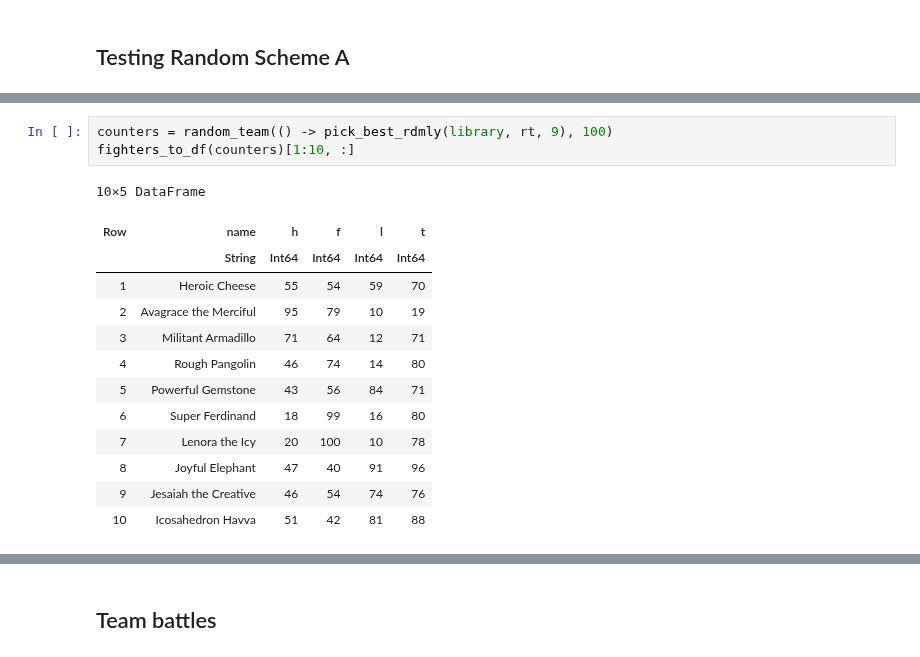
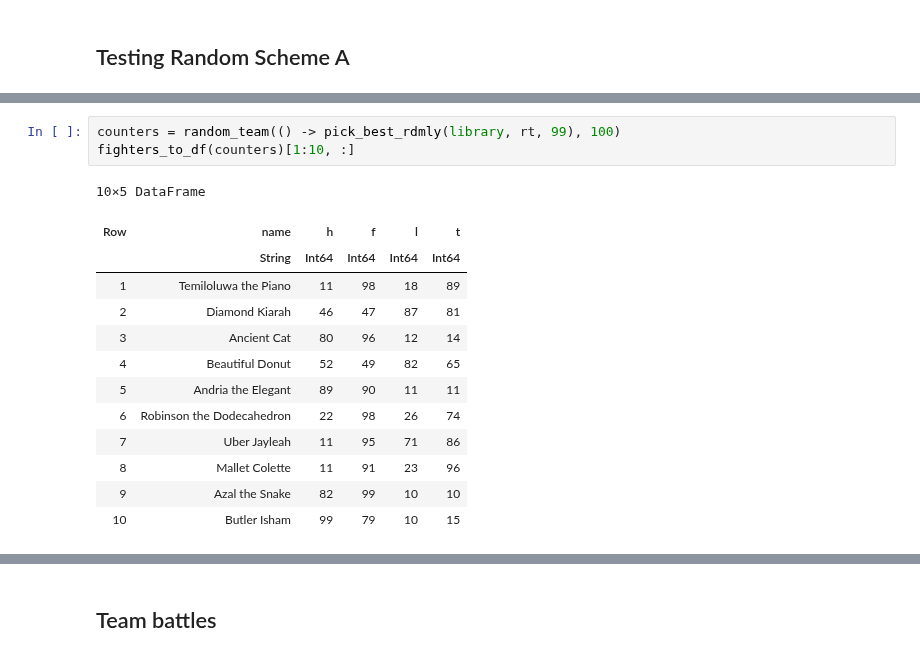
Before and after one commit to snarles/misc, a Jupyter notebook: ticklefight_demo/ticklefight_analyses_randgen.ipynb, the cells around one changed output, grey strips where cells are left out. Drawn from its saved outputs; the diff is of its cells as text.

```diff
--- a/ticklefight_demo/ticklefight_analyses_randgen.ipynb
+++ b/ticklefight_demo/ticklefight_analyses_randgen.ipynb
@@ -549,17 +547,17 @@ fighters_to_df(rt)[1:10, :]
 # %%
-counters = random_team(() -> pick_best_rdmly(library, rt, 9), 100)
+counters = random_team(() -> pick_best_rdmly(library, rt, 99), 100)
 fighters_to_df(counters)[1:10, :]
 # %% [output]
 10×5 DataFrame
 | Row | name | h | f | l | t |
 |  | String | Int64 | Int64 | Int64 | Int64 |
-| 1 | Heroic Cheese | 55 | 54 | 59 | 70 |
-| 2 | Avagrace the Merciful | 95 | 79 | 10 | 19 |
-| 3 | Militant Armadillo | 71 | 64 | 12 | 71 |
-| 4 | Rough Pangolin | 46 | 74 | 14 | 80 |
-| 5 | Powerful Gemstone | 43 | 56 | 84 | 71 |
-| 6 | Super Ferdinand | 18 | 99 | 16 | 80 |
-| 7 | Lenora the Icy | 20 | 100 | 10 | 78 |
-| 8 | Joyful Elephant | 47 | 40 | 91 | 96 |
-| 9 | Jesaiah the Creative | 46 | 54 | 74 | 76 |
-| 10 | Icosahedron Havva | 51 | 42 | 81 | 88 |
+| 1 | Temiloluwa the Piano | 11 | 98 | 18 | 89 |
+| 2 | Diamond Kiarah | 46 | 47 | 87 | 81 |
+| 3 | Ancient Cat | 80 | 96 | 12 | 14 |
+| 4 | Beautiful Donut | 52 | 49 | 82 | 65 |
+| 5 | Andria the Elegant | 89 | 90 | 11 | 11 |
+| 6 | Robinson the Dodecahedron | 22 | 98 | 26 | 74 |
+| 7 | Uber Jayleah | 11 | 95 | 71 | 86 |
+| 8 | Mallet Colette | 11 | 91 | 23 | 96 |
+| 9 | Azal the Snake | 82 | 99 | 10 | 10 |
+| 10 | Butler Isham | 99 | 79 | 10 | 15 |
```
Also changed, not shown: parts of 20 cells of this notebook, 1 other file.
